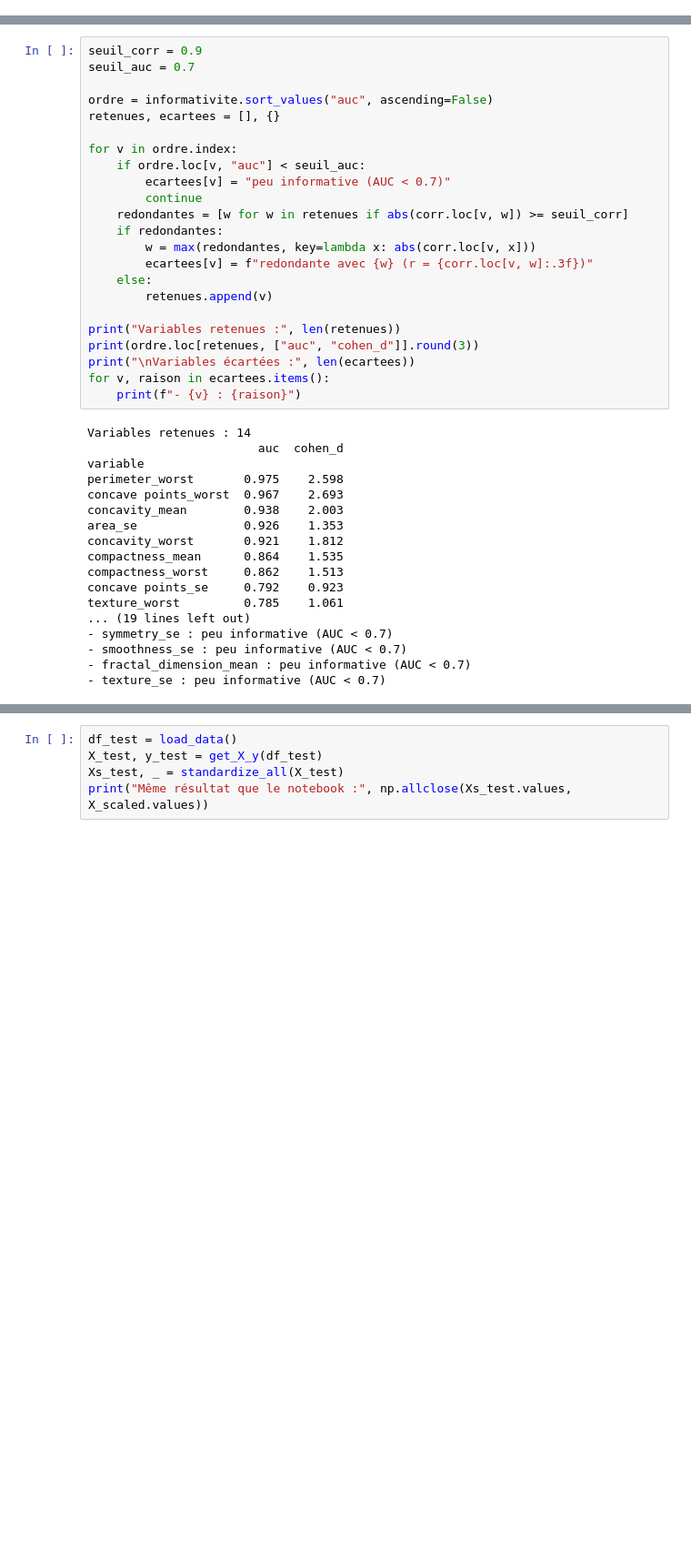
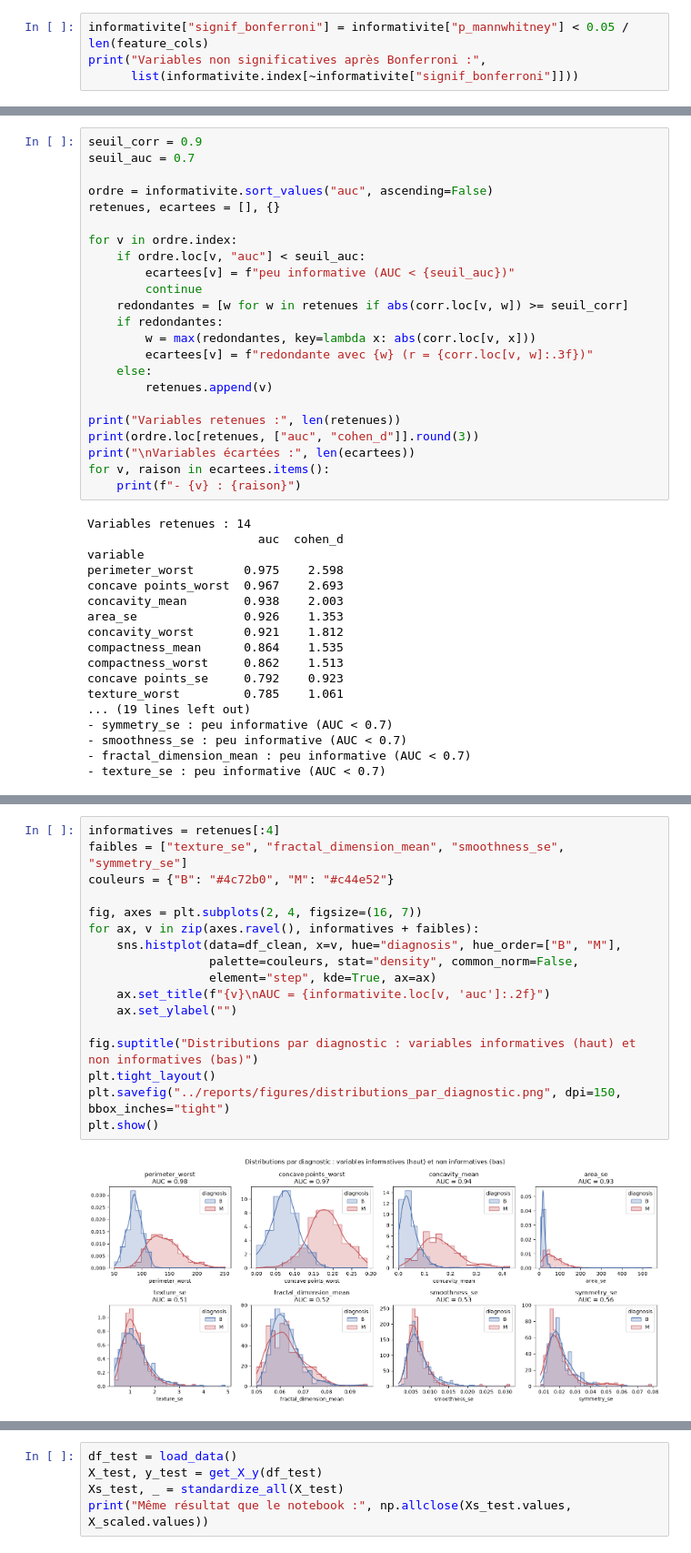
Before and after one commit to 0xCHa1Ma/ml-diagnostic_medical, a Jupyter notebook: notebooks/01_preprocessing_eda.ipynb, the cells around one changed output, grey strips where cells are left out. Shown at 91% size. Drawn from its saved outputs; the diff is of its cells as text; blank space fills up the shorter version.

Commit message:
Notebook complet : audit, Z-score, corrélations, sélection de variables

```diff
--- a/notebooks/01_preprocessing_eda.ipynb
+++ b/notebooks/01_preprocessing_eda.ipynb
@@ -489,3 +514,7 @@ informativite.sort_values("auc", ascending=False).round({"r_cible": 3, "cohen_d"
 | smoothness_se | -0.067 | -0.14 | 0.531 | 2.136316e-01 |
 | fractal_dimension_mean | -0.013 | -0.03 | 0.515 | 5.371856e-01 |
 | texture_se | -0.008 | -0.02 | 0.512 | 6.436927e-01 |
+# %%
+informativite["signif_bonferroni"] = informativite["p_mannwhitney"] < 0.05 / len(feature_cols)
+print("Variables non significatives après Bonferroni :",
+      list(informativite.index[~informativite["signif_bonferroni"]]))
@@ -498,7 +529,7 @@ retenues, ecartees = [], {}
 
 for v in ordre.index:
     if ordre.loc[v, "auc"] < seuil_auc:
-        ecartees[v] = "peu informative (AUC < 0.7)"
+        ecartees[v] = f"peu informative (AUC < {seuil_auc})"
         continue
     redondantes = [w for w in retenues if abs(corr.loc[v, w]) >= seuil_corr]
     if redondantes:
@@ -533,3 +566,22 @@ texture_worst         0.785    1.061
+# %%
+informatives = retenues[:4]
+faibles = ["texture_se", "fractal_dimension_mean", "smoothness_se", "symmetry_se"]
+couleurs = {"B": "#4c72b0", "M": "#c44e52"}
+
+fig, axes = plt.subplots(2, 4, figsize=(16, 7))
+for ax, v in zip(axes.ravel(), informatives + faibles):
+    sns.histplot(data=df_clean, x=v, hue="diagnosis", hue_order=["B", "M"],
+                 palette=couleurs, stat="density", common_norm=False,
+                 element="step", kde=True, ax=ax)
+    ax.set_title(f"{v}\nAUC = {informativite.loc[v, 'auc']:.2f}")
+    ax.set_ylabel("")
+
+fig.suptitle("Distributions par diagnostic : variables informatives (haut) et non informatives (bas)")
+plt.tight_layout()
+plt.savefig("../reports/figures/distributions_par_diagnostic.png", dpi=150, bbox_inches="tight")
+plt.show()
+# %% [output]
+[figure, added]
 # %%
 sous_corr = corr.loc[retenues, retenues].abs()
 
```
Also changed, not shown: parts of 18 cells of this notebook, 3 other files.
